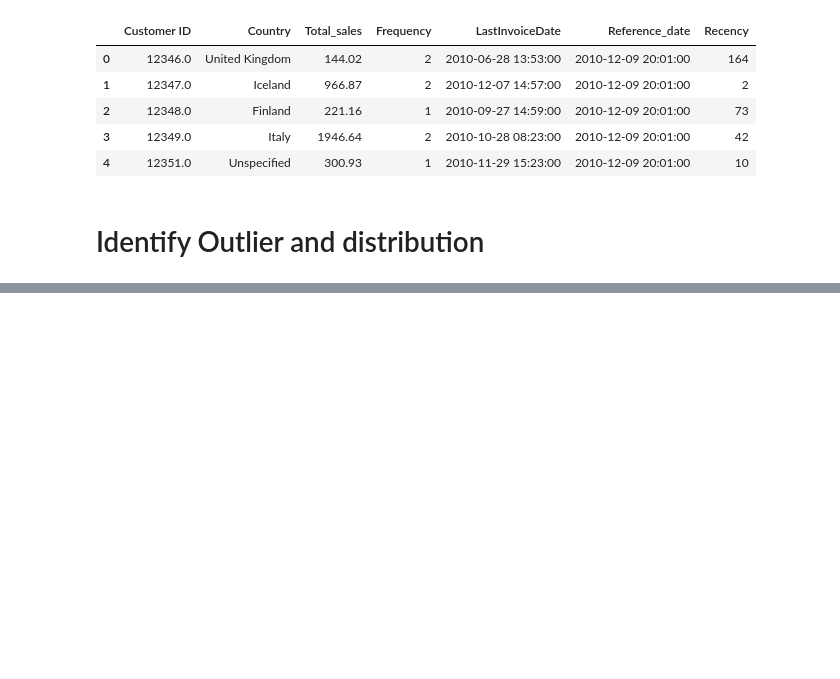
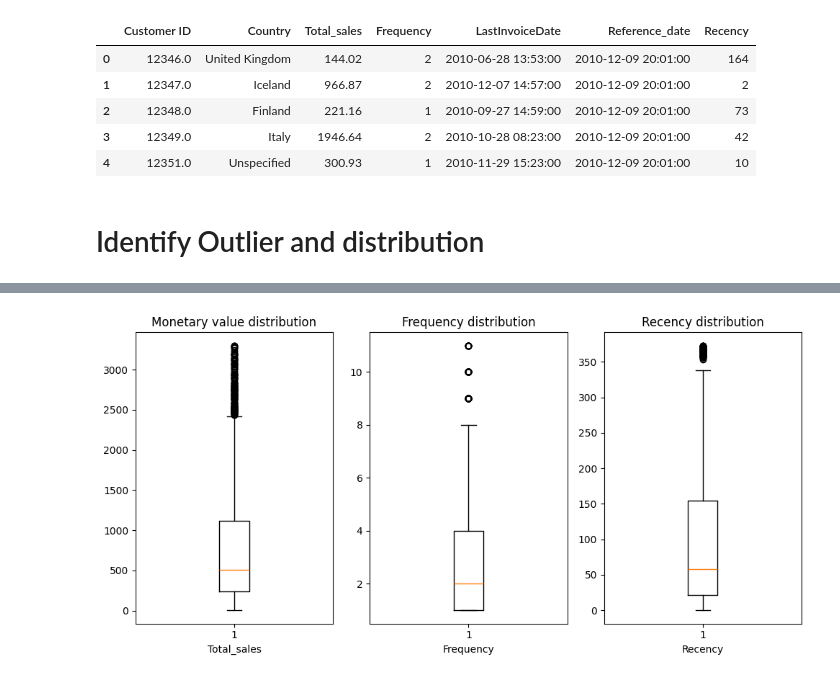
Before and after one commit to Torresfong/Notebook-k-mean-clustering-analysis, a Jupyter notebook: notebook/Feature_engieering.ipynb, the cells around one changed output, grey strips where cells are left out. Cells and saved outputs as stored; diff of their text form; code cells hidden in the pictures; blank space fills up the shorter version.

```diff
--- a/notebook/Feature_engieering.ipynb
+++ b/notebook/Feature_engieering.ipynb
@@ -117,0 +138,10 @@ plt.show()
+# %%
+# Determine Frequency column Outlier with InterQuatileRange
+
+F_Q1 = agg_cleaned_df["Frequency"].quantile(0.25)
+F_Q3 = agg_cleaned_df["Frequency"].quantile(0.75)
+F_IQR = F_Q3 - F_Q1
+
+F_outlier_df = agg_cleaned_df[(agg_cleaned_df["Frequency"] > (F_Q3 + 1.5 * F_IQR))]
+
+F_outlier_df.describe()
@@ -117,0 +178,9 @@ plt.show()
+# %%
+# Outlier separation
+# Do not seperate the outlier of recency as it show normal outlier genuinely inactive customer which is valuable info for segmentation.
+non_outlier_df = agg_cleaned_df[
+    (~ agg_cleaned_df.index.isin(F_outlier_df.index)) &
+    (~ agg_cleaned_df.index.isin(S_outlier_df.index))
+]
+
+non_outlier_df.describe()
@@ -117,0 +197,27 @@ plt.show()
+# %%
+# To check outlier again after filtering
+
+plt.figure(figsize=(10,5))
+
+plt.subplot(1,3,1)
+plt.boxplot(non_outlier_df["Total_sales"])
+plt.title("Monetary value distribution")
+plt.xlabel("Total_sales")
+
+
+plt.subplot(1,3,2)
+plt.boxplot(non_outlier_df["Frequency"])
+plt.title("Frequency distribution")
+plt.xlabel("Frequency")
+
+
+plt.subplot(1,3,3)
+plt.boxplot(non_outlier_df["Recency"])
+plt.title("Recency distribution")
+plt.xlabel("Recency")
+
+
+plt.tight_layout()
+plt.show()
+# %% [output]
+[figure, added]
```
Also changed, not shown: parts of 12 cells of this notebook, 1 other file.
